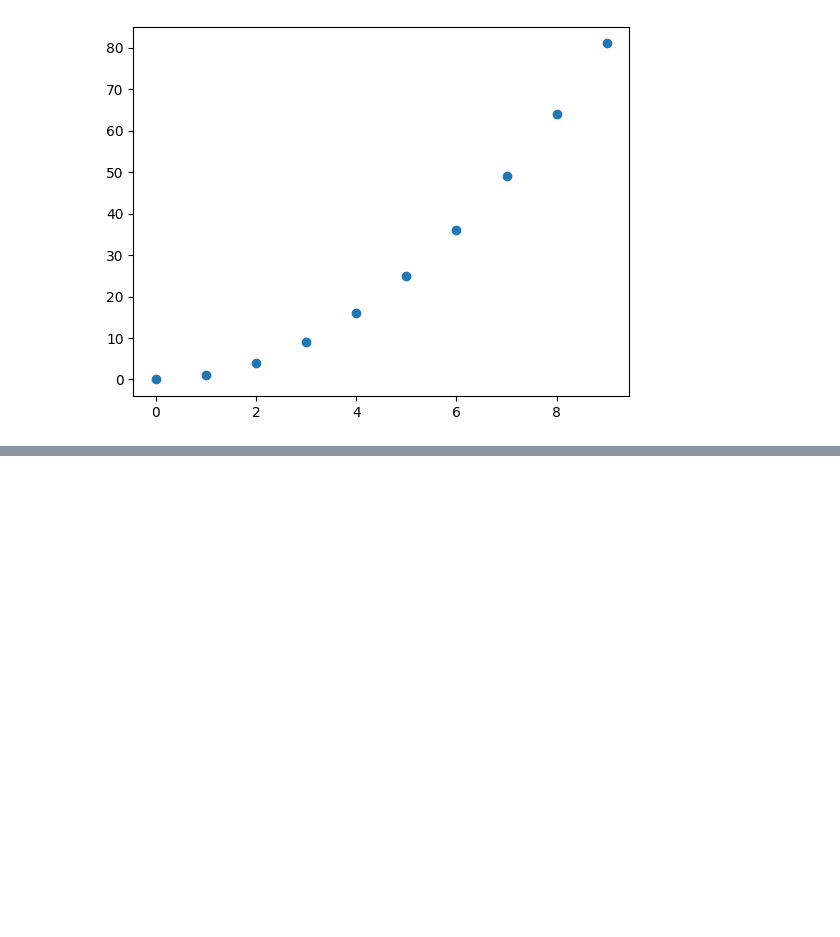
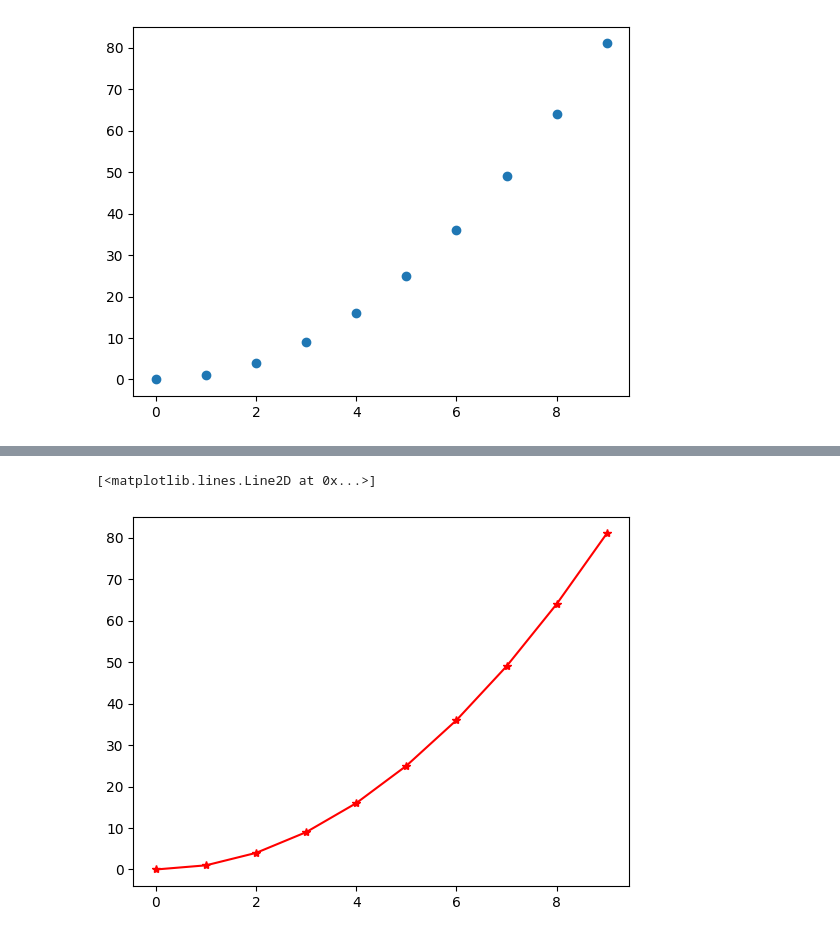
Before and after one commit to RaisulislamRimon/data-science-notes, a Jupyter notebook: module_8/module_8_class/class_1/1_data_visualization.ipynb, the cells around one changed output, grey strips where cells are left out. Drawn from its saved outputs; the diff is of its cells as text; code cells hidden in the pictures; blank space fills up the shorter version.

```diff
--- a/module_8/module_8_class/class_1/1_data_visualization.ipynb
+++ b/module_8/module_8_class/class_1/1_data_visualization.ipynb
@@ -51,0 +62,5 @@ plt.scatter(x=x, y=y)
+# %%
+plt.plot(x, y, 'r-*')
+# %% [output]
+[<matplotlib.lines.Line2D at 0x...>]
+[figure, added]
```
Also changed, not shown: parts of 18 cells of this notebook.
